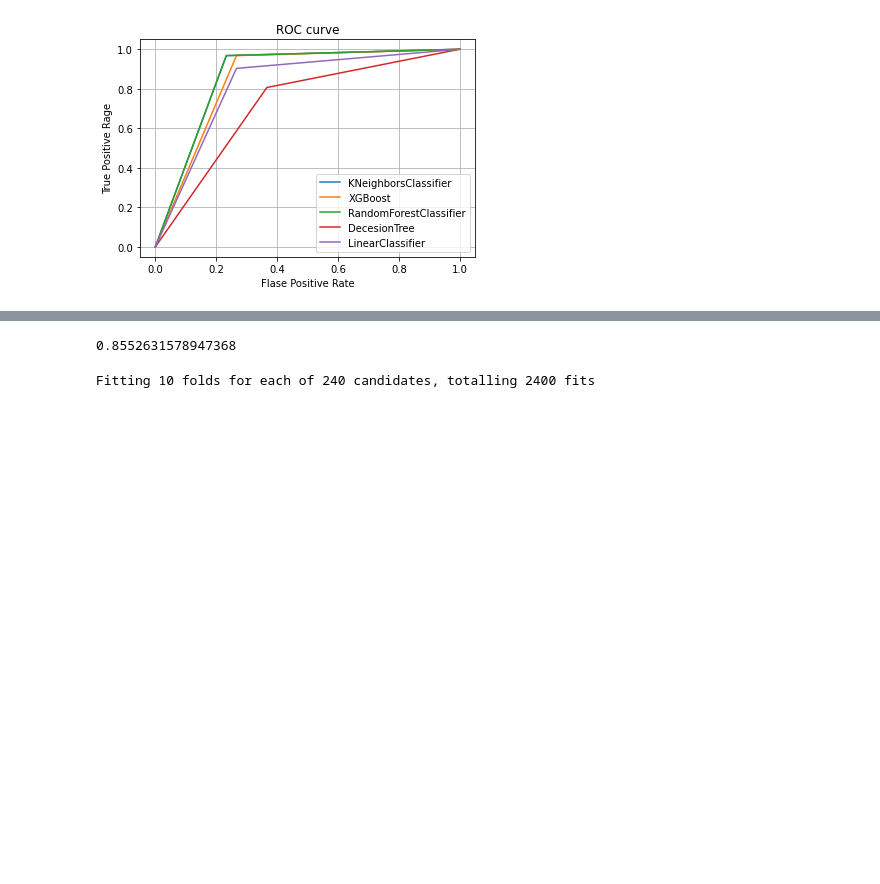
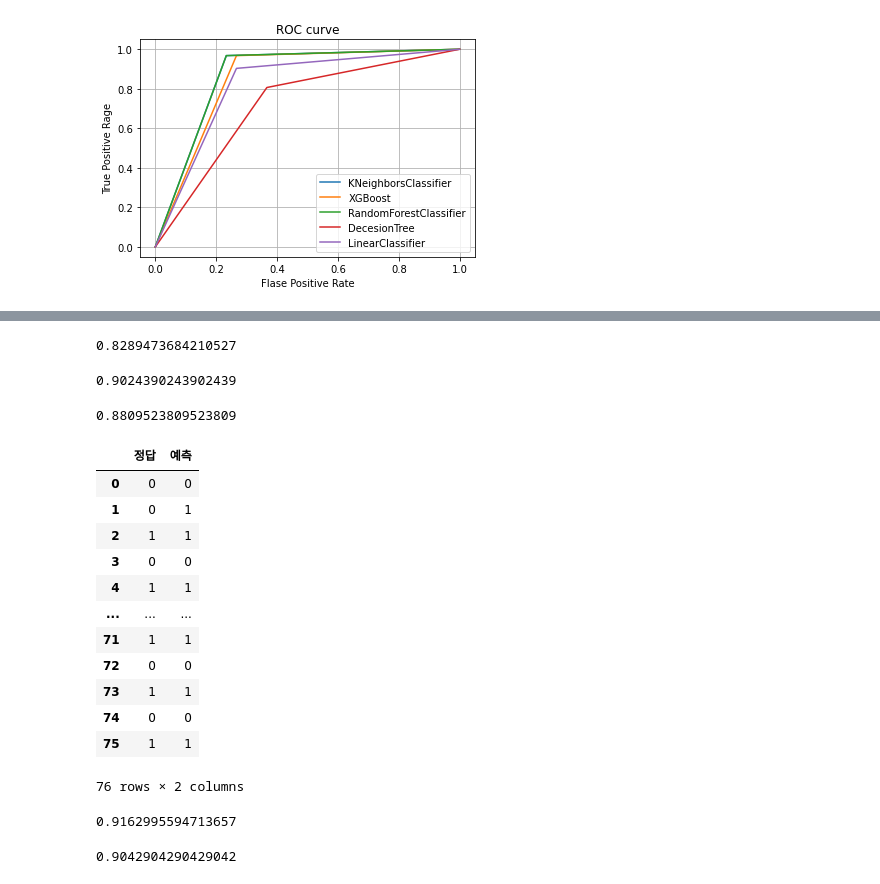
Before and after one commit to bigdataleeky/python, a Jupyter notebook: 20220531/heart_Attack.ipynb, the cells around one changed output, grey strips where cells are left out. Drawn from its saved outputs; the diff is of its cells as text; code cells hidden in the pictures; blank space fills up the shorter version.

```diff
--- a/20220531/heart_Attack.ipynb
+++ b/20220531/heart_Attack.ipynb
@@ -365,6 +365,6 @@ plt.show()
 # %% [output]
 [figure]
 # %%
-X2 = X.loc[:,['thal', 'cp', 'thalach','age','sex']]
+X2 = X#X.loc[:,['thal', 'cp', 'thalach','age','sex']]
 X2.shape, Y.shape
 # %% [output]
@@ -378,6 +378,6 @@ X2.shape
 # %%
 x_train,x_test,y_train,y_test = train_test_split(X2,Y,random_state=42)
-rfc =  RandomForestClassifier(n_estimators = 200,random_state=42,criterion='entropy',max_features='sqrt')
+rfc =  RandomForestClassifier()#n_estimators = 200,random_state=42,criterion='entropy',max_features='sqrt')
 rfc.fit(x_train,y_train)
 y_predict = rfc.predict(x_test)
 metrics.accuracy_score(y_test, y_predict)
@@ -392,0 +396,12 @@ y_predict =  mlpc.predict(x_test)
+# %%
+#하이퍼 파라메터 튜닝
+
+mlpc_params = {
+    'max_iter':[100,200,300,400,500,1000,2000],
+    'random_state':[10,20,30,40,50,60,100,150]
+}
+svc = GridSearchCV(mlpc,param_grid=mlpc_params,cv=10,n_jobs=-1,verbose=1)
+svc.fit(x_train,y_train)
+newModel = svc.best_estimator_
+y_predict = newModel.predict(x_test)
+metrics.accuracy_score(y_test, y_predict)
@@ -392,0 +439,6 @@ y_predict =  mlpc.predict(x_test)
+# %%
+mlpc =  MLPClassifier(max_iter= 500,random_state=100).fit(x_train,y_train)
+y_predict =  mlpc.predict(x_test)
+metrics.accuracy_score(y_test, y_predict)
+# %% [output]
+0.8289473684210527
@@ -393,21 +447,35 @@ y_predict =  mlpc.predict(x_test)
 # %%
-metrics.accuracy_score(y_test, y_predict)
+recall_score(y_test,y_predict)
 # %% [output]
-0.8552631578947368
+0.9024390243902439
-# %%
-#하이퍼 파라메터 튜닝
-mlpc.get_params()
-mlpc_params = {
-    'alpha':[0.1,0.01,0.001,0.0001,0.00001],
-    'hidden_layer_sizes':[(10,10,10),(100,100,100),(5,5),(3,3)],
-    'early_stopping':[True,False],
-    'solver' :['adam','sgd','lbfgs'],
-    'activation':['relu','logistic']
-}
-svc = GridSearchCV(mlpc,param_grid=mlpc_params,cv=10,n_jobs=-1,verbose=1)
-svc.fit(x_train,y_train)
-newModel = svc.best_estimator_
-y_predict = newModel.predict(x_test)
-metrics.accuracy_score(y_test, y_predict)
-# %% [output]
-Fitting 10 folds for each of 240 candidates, totalling 2400 fits
+# %%
+f1_score(y_test,y_predict)
+# %% [output]
+0.8809523809523809
+# %%
+# 테스트한 모델별 정확도 표로 비교하고
+# 가장 성능좋은 모델... 왜 이게 자장 좋았는지..
+# 결론...0.9024390243902439
+
+pd.DataFrame(data =
+    {'정답': y_test, '예측': y_predict}
+).reset_index().iloc[:,1:]
+# %% [output]
+|  | 정답 | 예측 |
+| 0 | 0 | 0 |
+| 1 | 0 | 1 |
+| 2 | 1 | 1 |
+| 3 | 0 | 0 |
+| 4 | 1 | 1 |
+| ... | ... | ... |
+| 71 | 1 | 1 |
+| 72 | 0 | 0 |
+| 73 | 1 | 1 |
+| 74 | 0 | 0 |
+| 75 | 1 | 1 |
+76 rows × 2 columns
+# %%
+y_predict = mlpc.predict(x_train)
+metrics.accuracy_score(y_train, y_predict)
+# %% [output]
+0.9162995594713657
@@ -413,0 +484,5 @@ Fitting 10 folds for each of 240 candidates, totalling 2400 fits
+# %%
+y_predict = mlpc.predict(X_scaled)
+metrics.accuracy_score(Y, y_predict)
+# %% [output]
+0.9042904290429042
```
Also changed, not shown: parts of 12 cells of this notebook.
